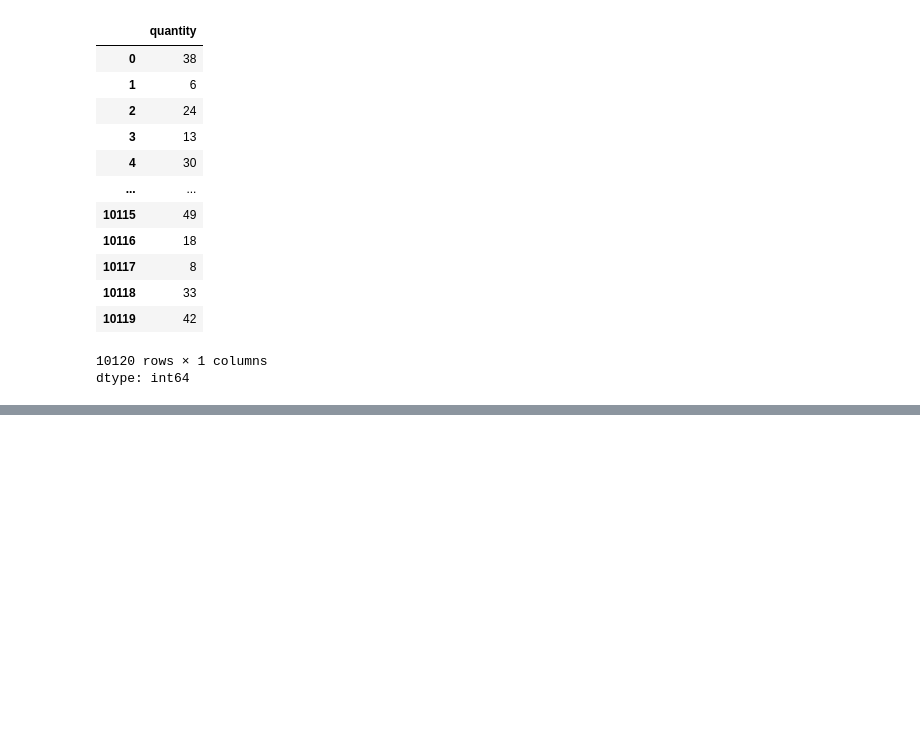
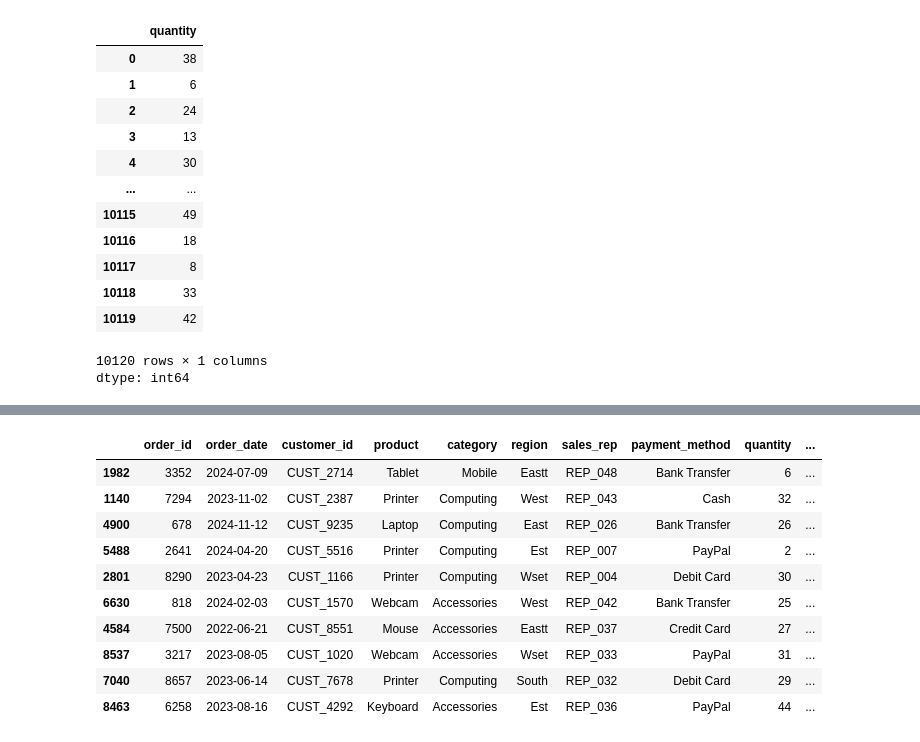
Before and after one commit to tanzeel66206-data/Practice, a Jupyter notebook: practice_eda1.ipynb, the cells around one changed output, grey strips where cells are left out. Cells and saved outputs as stored; diff of their text form; code cells hidden in the pictures; blank space fills up the shorter version.

```diff
--- a/practice_eda1.ipynb
+++ b/practice_eda1.ipynb
@@ -83,0 +108,14 @@ dtype: int64
+# %%
+df.sample(10) #random display
+# %% [output]
+|  | order_id | order_date | customer_id | product | category | region | sales_rep | payment_method | quantity | ... |
+| 1982 | 3352 | 2024-07-09 | CUST_2714 | Tablet | Mobile | Eastt | REP_048 | Bank Transfer | 6 | ... |
+| 1140 | 7294 | 2023-11-02 | CUST_2387 | Printer | Computing | West | REP_043 | Cash | 32 | ... |
+| 4900 | 678 | 2024-11-12 | CUST_9235 | Laptop | Computing | East | REP_026 | Bank Transfer | 26 | ... |
+| 5488 | 2641 | 2024-04-20 | CUST_5516 | Printer | Computing | Est | REP_007 | PayPal | 2 | ... |
+| 2801 | 8290 | 2023-04-23 | CUST_1166 | Printer | Computing | Wset | REP_004 | Debit Card | 30 | ... |
+| 6630 | 818 | 2024-02-03 | CUST_1570 | Webcam | Accessories | West | REP_042 | Bank Transfer | 25 | ... |
+| 4584 | 7500 | 2022-06-21 | CUST_8551 | Mouse | Accessories | Eastt | REP_037 | Credit Card | 27 | ... |
+| 8537 | 3217 | 2023-08-05 | CUST_1020 | Webcam | Accessories | Wset | REP_033 | PayPal | 31 | ... |
+| 7040 | 8657 | 2023-06-14 | CUST_7678 | Printer | Computing | South | REP_032 | Debit Card | 29 | ... |
+| 8463 | 6258 | 2023-08-16 | CUST_4292 | Keyboard | Accessories | Est | REP_036 | PayPal | 44 | ... |
```
Also changed, not shown: parts of 33 cells of this notebook.
